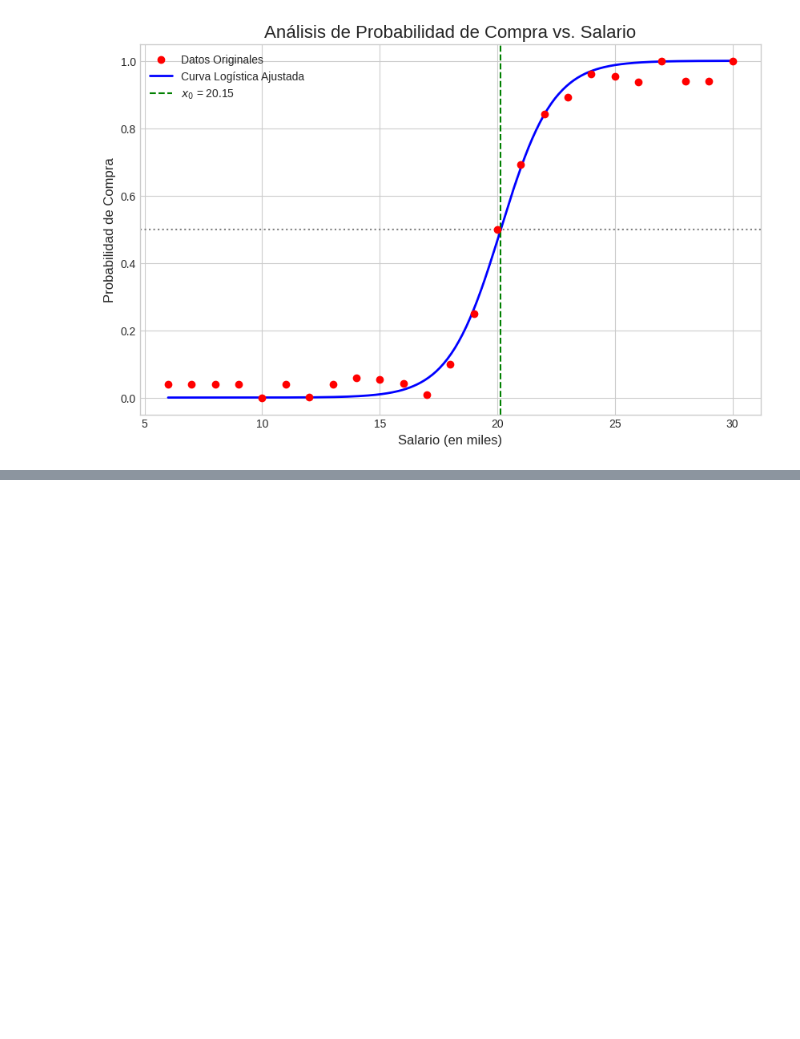
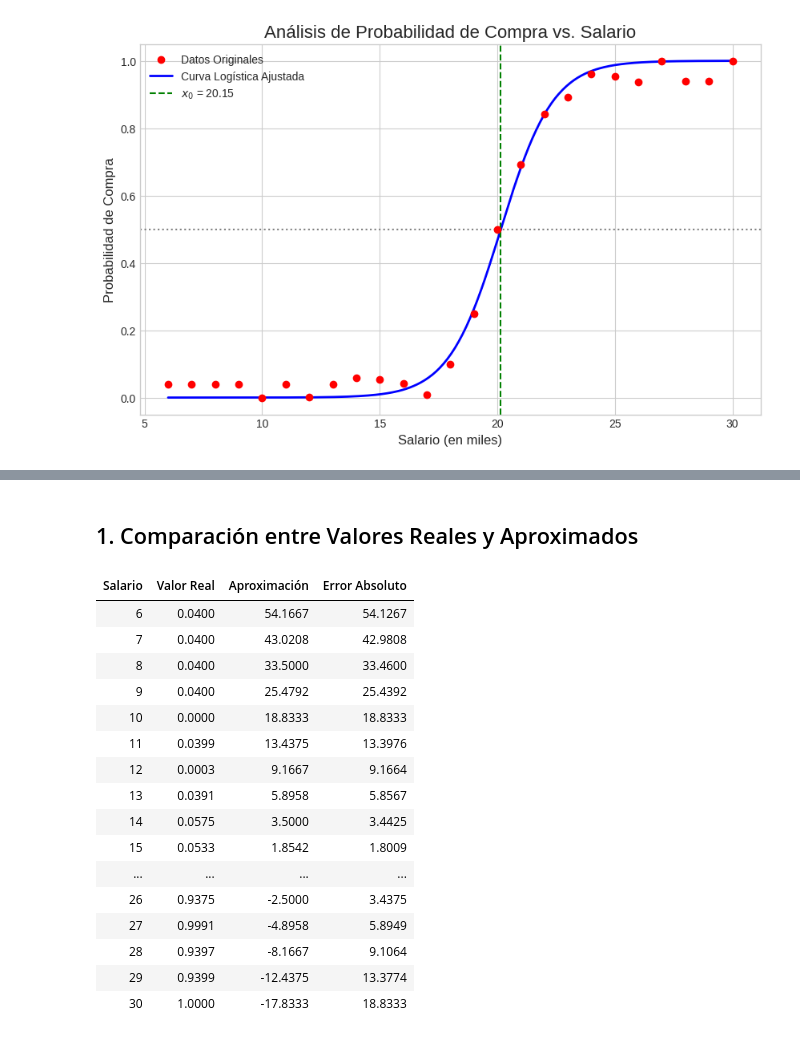
Before and after one commit to jrebull/MIAAD_Mate, a Jupyter notebook: MIAAD_Mate_Week_07_Compramos_el_Producto.ipynb, the cells around one changed output, grey strips where cells are left out. Cells and saved outputs as stored; diff of their text form; code cells hidden in the pictures; blank space fills up the shorter version.

```diff
--- a/MIAAD_Mate_Week_07_Compramos_el_Producto.ipynb
+++ b/MIAAD_Mate_Week_07_Compramos_el_Producto.ipynb
@@ -114,0 +187,80 @@ El valor de k (tasa de crecimiento) ajustado es: 0.8993
+# %%
+# ---------- 1. DATOS Y DEFINICIÓN DEL POLINOMIO ----------
+
+# Recreamos el DataFrame original con los salarios y las probabilidades reales
+data = {
+    'Salario': [6, 7, 8, 9, 10, 11, 12, 13, 14, 15, 16, 17, 18, 19, 20, 21, 22, 23, 24, 25, 26, 27, 28, 29, 30],
+    'Valor Real': [0.0400, 0.0400, 0.0400, 0.0400, 0.0000, 0.0399, 0.0003, 0.0391, 0.0575, 0.0533, 0.0420, 0.0074, 0.0992, 0.2489, 0.5000, 0.6911, 0.8408, 0.8926, 0.9620, 0.9533, 0.9375, 0.9991, 0.9397, 0.9399, 1.0000]
+}
+df = pd.DataFrame(data)
+
+# Definimos el polinomio de Taylor P3(x) como una función de Python
+def polinomio_taylor_p3(x):
+    """Calcula el valor del polinomio de Taylor de orden 3 centrado en x0=20."""
+    x0 = 20
+    p3 = 0.5 + 0.25 * (x - x0) - ((x - x0)**3) / 48
+    return p3
+
+# ---------- 2. EVALUACIÓN DEL POLINOMIO Y CÁLCULO DE ERROR ----------
+
+# Aplicamos la función del polinomio a cada valor de 'Salario' para obtener la aproximación
+df['Aproximación'] = df['Salario'].apply(polinomio_taylor_p3)
+
+# Calculamos el error absoluto para cada fila
+df['Error Absoluto'] = abs(df['Valor Real'] - df['Aproximación'])
+
+# Mostramos la tabla comparativa completa
+display(Markdown("## 1. Comparación entre Valores Reales y Aproximados"))
+
+# Usamos .style.format() para que los números se vean con 4 decimales, igual que en tu tabla
+display(df.style.format({
+    'Valor Real': '{:.4f}',
+    'Aproximación': '{:.4f}',
+    'Error Absoluto': '{:.4f}'
+}).hide(axis="index")) # Opcional: .hide() quita los números de índice de la izquierda
+
+
+# ---------- 3. ANÁLISIS DEL ERROR DE APROXIMACIÓN ----------
+display(Markdown("\n## 2. Análisis del Error de Aproximación"))
+
+# Error Promedio
+error_promedio = df['Error Absoluto'].mean()
+display(Markdown(f"### Error Promedio"))
+display(Markdown(f"El error promedio en todo el conjunto de datos es: **{error_promedio:.4f}**"))
+
+# Error Máximo
+error_maximo = df['Error Absoluto'].max()
+display(Markdown(f"### Error Máximo"))
+display(Markdown(f"El error máximo encontrado es: **{error_maximo:.4f}**"))
+
+# Distribución del Error por Rangos
+display(Markdown(f"### Distribución del Error por Rangos"))
+
+# Rango cercano: x entre 17 y 23 (inclusive)
+rango_cercano_df = df[df['Salario'].between(17, 23)]
+error_promedio_cercano = rango_cercano_df['Error Absoluto'].mean()
+display(Markdown(f"* **Rango cercano** ($x \\in [17, 23]$): Error promedio = **{error_promedio_cercano:.4f}**"))
+
+# Rango lejano: x menor a 17 o mayor a 23
+rango_lejano_df = df[(df['Salario'] < 17) | (df['Salario'] > 23)]
+error_promedio_lejano = rango_lejano_df['Error Absoluto'].mean()
+display(Markdown(f"* **Rango lejano** ($x < 17$ o $x > 23$): Error promedio = **{error_promedio_lejano:.4f}**"))
+# %% [output]
+## 1. Comparación entre Valores Reales y Aproximados
+| Salario | Valor Real | Aproximación | Error Absoluto |
+| 6 | 0.0400 | 54.1667 | 54.1267 |
+| 7 | 0.0400 | 43.0208 | 42.9808 |
+| 8 | 0.0400 | 33.5000 | 33.4600 |
+| 9 | 0.0400 | 25.4792 | 25.4392 |
+| 10 | 0.0000 | 18.8333 | 18.8333 |
+| 11 | 0.0399 | 13.4375 | 13.3976 |
+| 12 | 0.0003 | 9.1667 | 9.1664 |
+| 13 | 0.0391 | 5.8958 | 5.8567 |
+| 14 | 0.0575 | 3.5000 | 3.4425 |
+| 15 | 0.0533 | 1.8542 | 1.8009 |
+| ... | ... | ... | ... |
+| 26 | 0.9375 | -2.5000 | 3.4375 |
+| 27 | 0.9991 | -4.8958 | 5.8949 |
+| 28 | 0.9397 | -8.1667 | 9.1064 |
+| 29 | 0.9399 | -12.4375 | 13.3774 |
+| 30 | 1.0000 | -17.8333 | 18.8333 |
```
Also changed, not shown: parts of 4 cells of this notebook.
